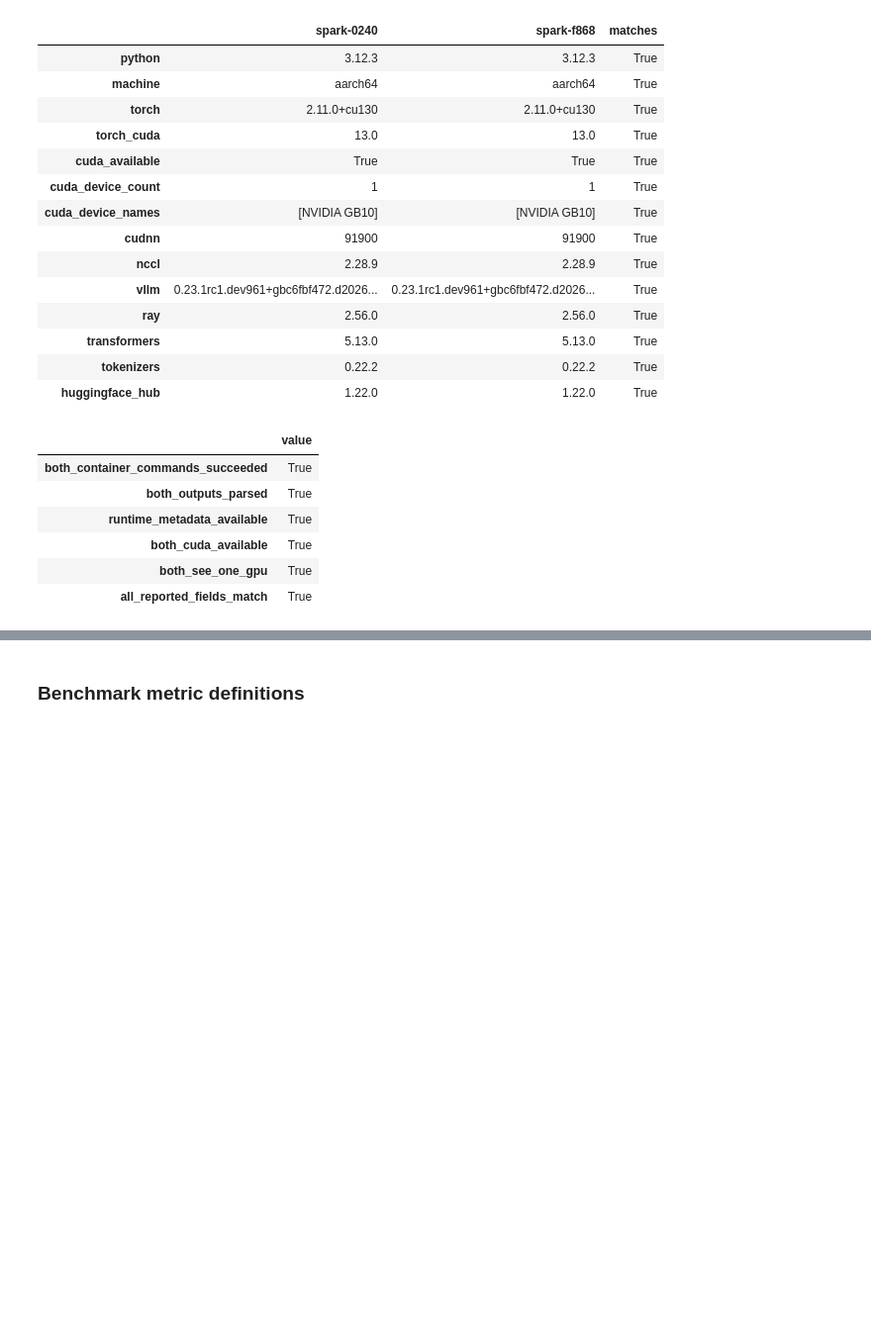
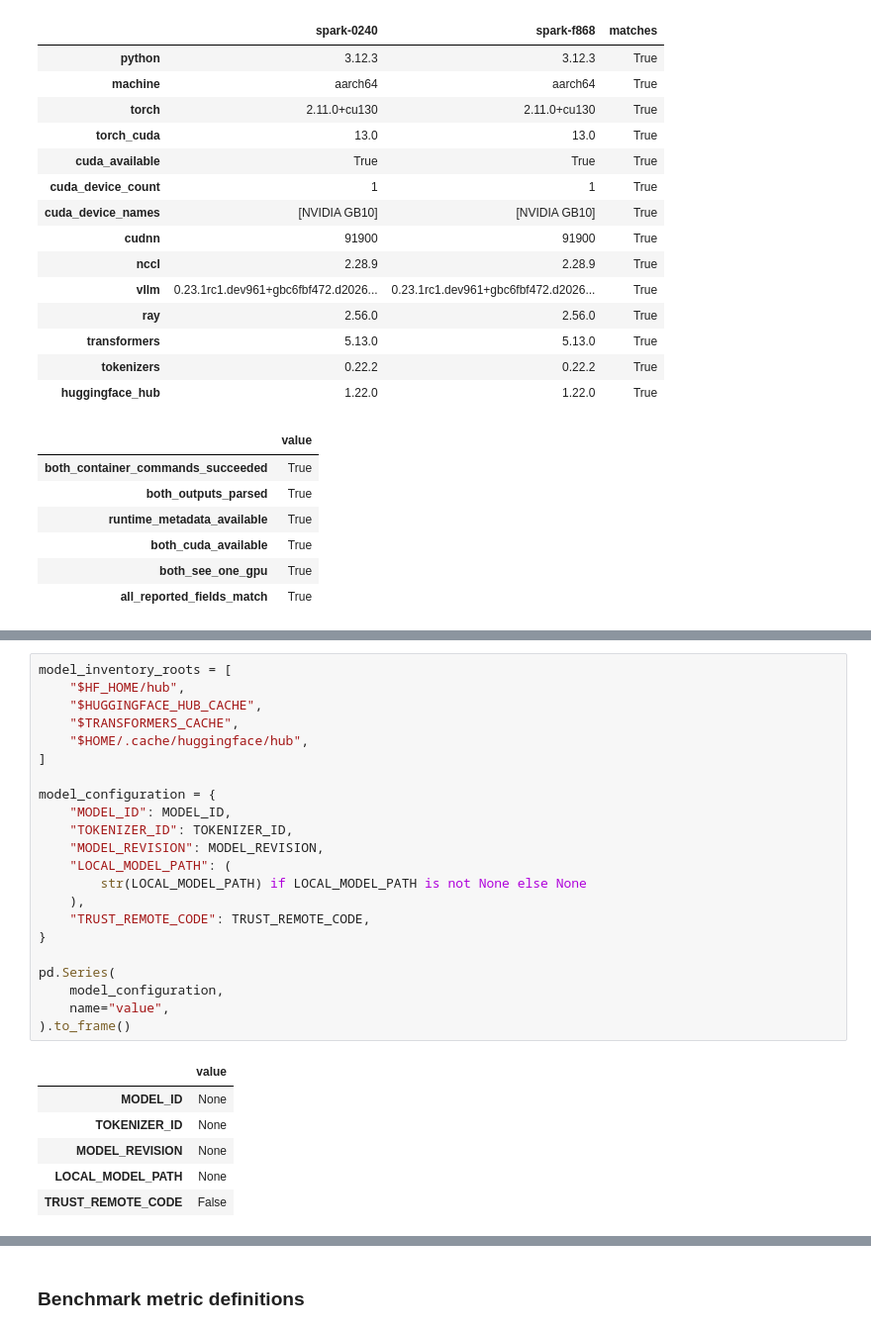
Before and after one commit to coert/dgx-spark-lab, a Jupyter notebook: experiments/01-distributed-inference/00-environment-and-model-baseline.ipynb, the cells around one changed output, grey strips where cells are left out. Shown at 99% size. Drawn from its saved outputs; the diff is of its cells as text; blank space fills up the shorter version.

```diff
--- a/experiments/01-distributed-inference/00-environment-and-model-baseline.ipynb
+++ b/experiments/01-distributed-inference/00-environment-and-model-baseline.ipynb
@@ -1565,0 +1576,29 @@ model_configuration
+# %%
+model_inventory_roots = [
+    "$HF_HOME/hub",
+    "$HUGGINGFACE_HUB_CACHE",
+    "$TRANSFORMERS_CACHE",
+    "$HOME/.cache/huggingface/hub",
+]
+
+model_configuration = {
+    "MODEL_ID": MODEL_ID,
+    "TOKENIZER_ID": TOKENIZER_ID,
+    "MODEL_REVISION": MODEL_REVISION,
+    "LOCAL_MODEL_PATH": (
+        str(LOCAL_MODEL_PATH) if LOCAL_MODEL_PATH is not None else None
+    ),
+    "TRUST_REMOTE_CODE": TRUST_REMOTE_CODE,
+}
+
+pd.Series(
+    model_configuration,
+    name="value",
+).to_frame()
+# %% [output]
+|  | value |
+| MODEL_ID | None |
+| TOKENIZER_ID | None |
+| MODEL_REVISION | None |
+| LOCAL_MODEL_PATH | None |
+| TRUST_REMOTE_CODE | False |
```
Also changed, not shown: parts of 8 cells of this notebook.
